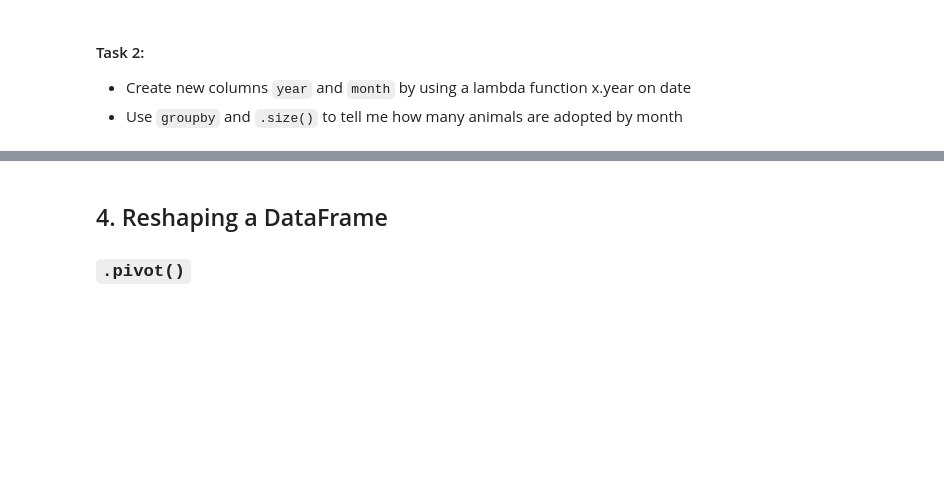
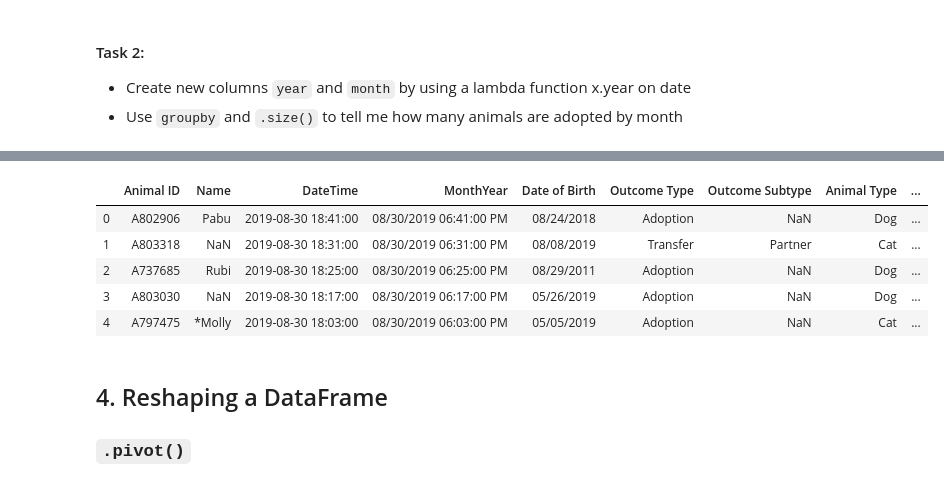
Before and after one commit to NathanVenos/dc-ds-08-26-19, a Jupyter notebook: module-1/week-2/day-1-pandas-2/pandas-2-manipulation-working.ipynb, the cells around one changed output, grey strips where cells are left out. Cells and saved outputs as stored; diff of their text form; code cells hidden in the pictures; blank space fills up the shorter version.

```diff
--- a/module-1/week-2/day-1-pandas-2/pandas-2-manipulation-working.ipynb
+++ b/module-1/week-2/day-1-pandas-2/pandas-2-manipulation-working.ipynb
@@ -691,3 +698,16 @@ Name: Age upon Outcome float, dtype: float64
+# %%
+# Your code here
+animal_outcomes['year'] = animal_outcomes['DateTime'].apply(lambda x: x.year)
+animal_outcomes['month'] = animal_outcomes['DateTime'].apply(lambda x: x.month)
+# %%
+animal_outcomes.head()
+# %% [output]
+|  | Animal ID | Name | DateTime | MonthYear | Date of Birth | Outcome Type | Outcome Subtype | Animal Type | ... |
+| 0 | A802906 | Pabu | 2019-08-30 18:41:00 | 08/30/2019 06:41:00 PM | 08/24/2018 | Adoption | NaN | Dog | ... |
+| 1 | A803318 | NaN | 2019-08-30 18:31:00 | 08/30/2019 06:31:00 PM | 08/08/2019 | Transfer | Partner | Cat | ... |
+| 2 | A737685 | Rubi | 2019-08-30 18:25:00 | 08/30/2019 06:25:00 PM | 08/29/2011 | Adoption | NaN | Dog | ... |
+| 3 | A803030 | NaN | 2019-08-30 18:17:00 | 08/30/2019 06:17:00 PM | 05/26/2019 | Adoption | NaN | Dog | ... |
+| 4 | A797475 | *Molly | 2019-08-30 18:03:00 | 08/30/2019 06:03:00 PM | 05/05/2019 | Adoption | NaN | Cat | ... |
 # %% [markdown]
 ## 4. Reshaping a DataFrame
 
```
Also changed, not shown: parts of 27 cells of this notebook.
